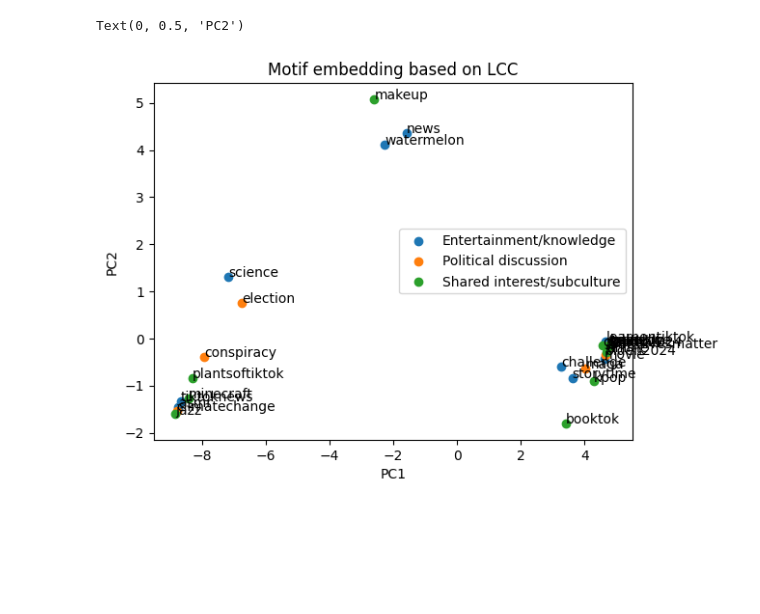
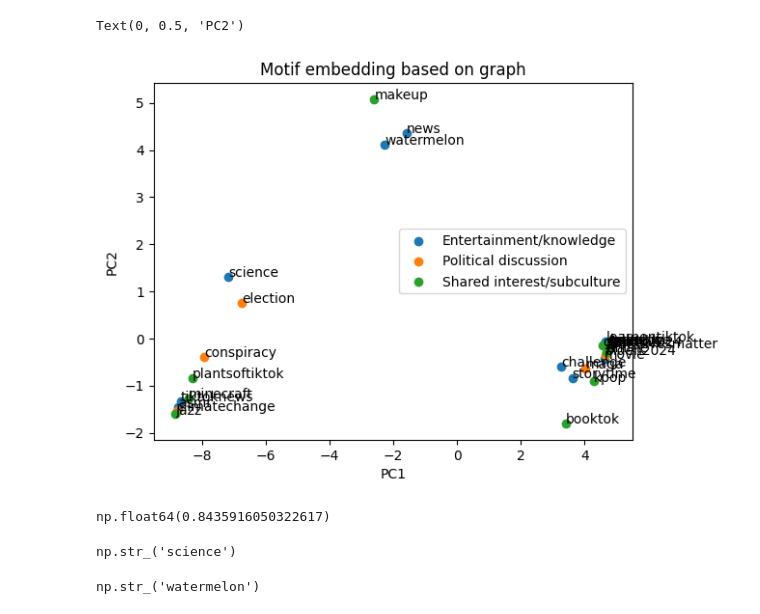
Before and after one commit to Marcus-Friis/thesis, a Jupyter notebook: notebooks/fsm_embeddings.ipynb, the cells around one changed output. Drawn from its saved outputs; the diff is of its cells as text; code cells hidden in the pictures; blank space fills up the shorter version.

Commit message:
further embedding experimentation

```diff
--- a/notebooks/fsm_embeddings.ipynb
+++ b/notebooks/fsm_embeddings.ipynb
@@ -56,18 +56,26 @@ def categorize_hashtags(names):
 # %%
 fig, ax = plt.subplots()
 
 labels = np.array([categorize_hashtags([file.split('_')[0]])[0] for file in edge_files])
 for label in np.unique(labels):
     idx = np.where(labels == label)
     ax.scatter(x[idx, 0], x[idx, 1], label=label)
 
 for i, txt in enumerate(edge_files):
     ax.annotate(txt.split('_')[0], (x[i, 0], x[i, 1]))
 
 ax.legend()
-ax.set_title('Motif embedding based on LCC')
+ax.set_title('Motif embedding based on graph')
 ax.set_xlabel('PC1')
 ax.set_ylabel('PC2')
 # %% [output]
 Text(0, 0.5, 'PC2')
-[figure, old version]
+[figure, new version]
+# %%
+pca.explained_variance_ratio_.sum()
+# %% [output]
+np.float64(0.8435916050322617)
+# %%
+labels[17]
+# %% [output]
+np.str_('science')
@@ -73,0 +93,4 @@ Text(0, 0.5, 'PC2')
+# %%
+labels[15]
+# %% [output]
+np.str_('watermelon')
```
Also changed, not shown: parts of 5 cells of this notebook.
